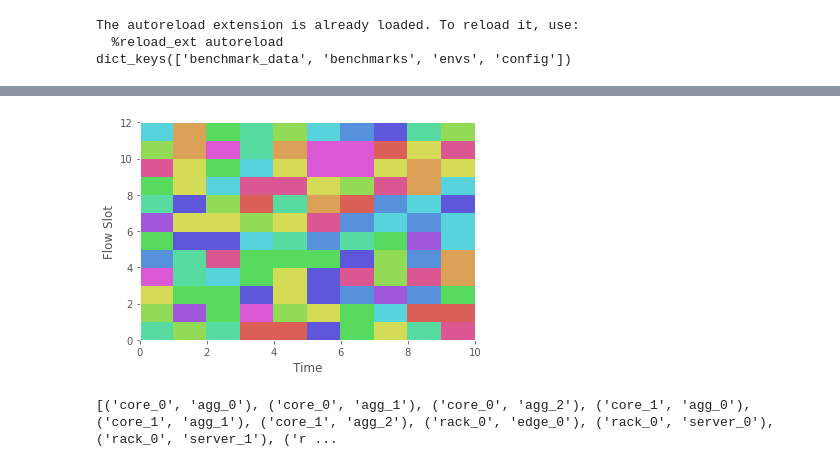
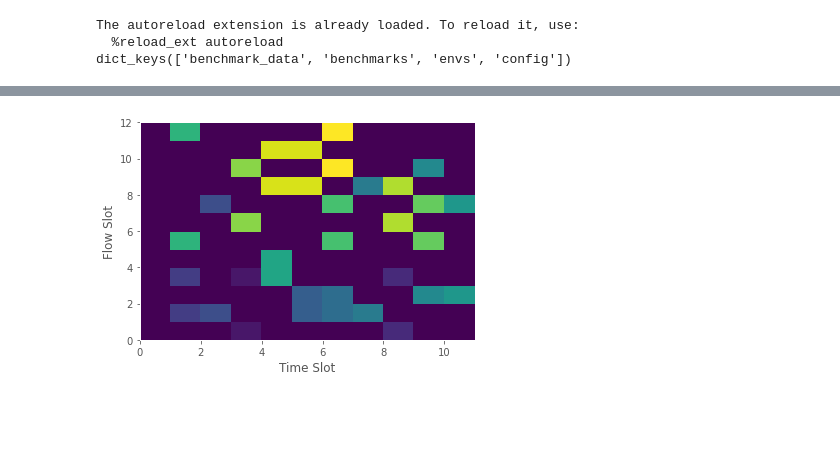
Before and after one commit to cwfparsonson/trafpy, a Jupyter notebook: notebooks/benchmark_plotbed.ipynb, the cells around one changed output, grey strips where cells are left out. Saved outputs shown, nothing was run; the diff lists cells and outputs as text; code cells hidden in the pictures; blank space fills up the shorter version.

```diff
--- a/notebooks/benchmark_plotbed.ipynb
+++ b/notebooks/benchmark_plotbed.ipynb
@@ -8,7 +8,8 @@ import trafpy.generator as tpg
 import os
 import pickle
 
-DATA_NAME = 'ndf50_mldat6e6_0.4load_university'
+DATA_NAME = 'ndf50_1s_university'
+# DATA_NAME = 'ndf50_mldat6e6_load0.4_university'
 path_to_benchmark_data = os.path.dirname(trafpy.__file__)+'/../data/testbed_data/{}_testbed_data.obj'.format(DATA_NAME)
 filehandler = open(path_to_benchmark_data, 'rb')
 tb_dict = pickle.load(filehandler)
@@ -99,18 +95,18 @@ import numpy as np
 from matplotlib import colors
 import seaborn as sns
 
-def plot_demand_slot_colour_grid(data, max_time, demand_slots, num_classes, show_figure=False):
+def plot_demand_slot_colour_grid(data, time_slots, demand_slots, num_classes, show_figure=False):
 
     # set colours
     class_colours = sns.color_palette(palette='hls', n_colors=num_classes, desat=None)
-    cmap = colors.ListedColormap(class_colours)
-    # cmap=None
+#     cmap = colors.ListedColormap(class_colours)
+    cmap=None
 
     # plot grid
     fig, ax = plt.subplots()
-    c = ax.pcolor(Z, cmap=cmap)
+    c = ax.pcolor(data, cmap=cmap)
 
-    plt.xlabel('Time')
+    plt.xlabel('Time Slot')
     plt.ylabel('Flow Slot')
 
     plt.show()
@@ -123,18 +119,12 @@ grid_demands = []
 for ep in env.grid_slot_dict.keys():
     for channel in env.grid_slot_dict[ep].keys():
         grid_demands.append(env.grid_slot_dict[ep][channel]['demands'])
-        print('Num time points: {}'.format(len(env.grid_slot_dict[ep][channel]['times'])))
-        print('Times: {}'.format(env.grid_slot_dict[ep][channel]['times']))
-        print('Demands: {}'.format(env.grid_slot_dict[ep][channel]['demands']))
-        print('Demands info: {}'.format(env.grid_slot_dict[ep][channel]['demands_info']))
 grid_demands = np.array([np.array(xi) for xi in grid_demands])
 
 # conv grid demands to integer ids
 unique_id_counter = 0
 demand_to_id = {}
 for slot_idx in range(len(grid_demands)):
-#     print('Length of slot time array: {}'.format(len(grid_demands[slot_idx])))
-#     print('Times: {}'.format(grid_demands[slot_idx]))
     for time_idx in range(len(grid_demands[slot_idx])):
         d = grid_demands[slot_idx][time_idx]
         if d not in demand_to_id.keys():
@@ -146,7 +136,7 @@ for slot_idx in range(len(grid_demands)):
         else:
             # update grid_demands
             grid_demands[slot_idx][time_idx] = demand_to_id[d]
-
+grid_demands = grid_demands.astype(int)
 print('demand to id:\n{}'.format(demand_to_id))
 
 print(grid_demands.shape)
@@ -155,22 +145,29 @@ print(type(grid_demands[0]))
 print(grid_demands)
 
 
+# get data params
+flow_slots = grid_demands.shape[0]
+time_slots = grid_demands.shape[1]
+num_classes = flow_slots
+
+
+
 
 
 
 # define data
-max_time = 10
-flow_slots = 12
-num_classes = 12
+# time_slots = 10
+# flow_slots = 12
+# num_classes = 12
 
-Z = np.random.rand(flow_slots, max_time) * num_classes
+Z = np.random.rand(flow_slots, time_slots) * num_classes
 Z = Z.astype(int)
-print(Z.shape)
-print(type(Z))
-print(type(Z[0]))
-print(Z)
+# print(Z.shape)
+# print(type(Z))
+# print(type(Z[0]))
+# print(Z)
 
 # plot
-plot_demand_slot_colour_grid(Z, max_time=max_time, demand_slots=flow_slots, num_classes=num_classes, show_figure=True)
+plot_demand_slot_colour_grid(grid_demands, time_slots=time_slots, demand_slots=flow_slots, num_classes=num_classes, show_figure=True)
 # %% [output]
 srpt
@@ -193,6 +191,4 @@ Demands info: [None, {'flow_id': 'flow_0', 'size': 8193.0, 'src': 'server_1', 'd
-[figure, old version]
+[figure, new version]
 # %%
 edges = env.network.edges
 print(edges)
-# %% [output]
-[('core_0', 'agg_0'), ('core_0', 'agg_1'), ('core_0', 'agg_2'), ('core_1', 'agg_0'), ('core_1', 'agg_1'), ('core_1', 'agg_2'), ('rack_0', 'edge_0'), ('rack_0', 'server_0'), ('rack_0', 'server_1'), ('r ...
```
Also changed, not shown: parts of 2 cells of this notebook, 5 other files.
